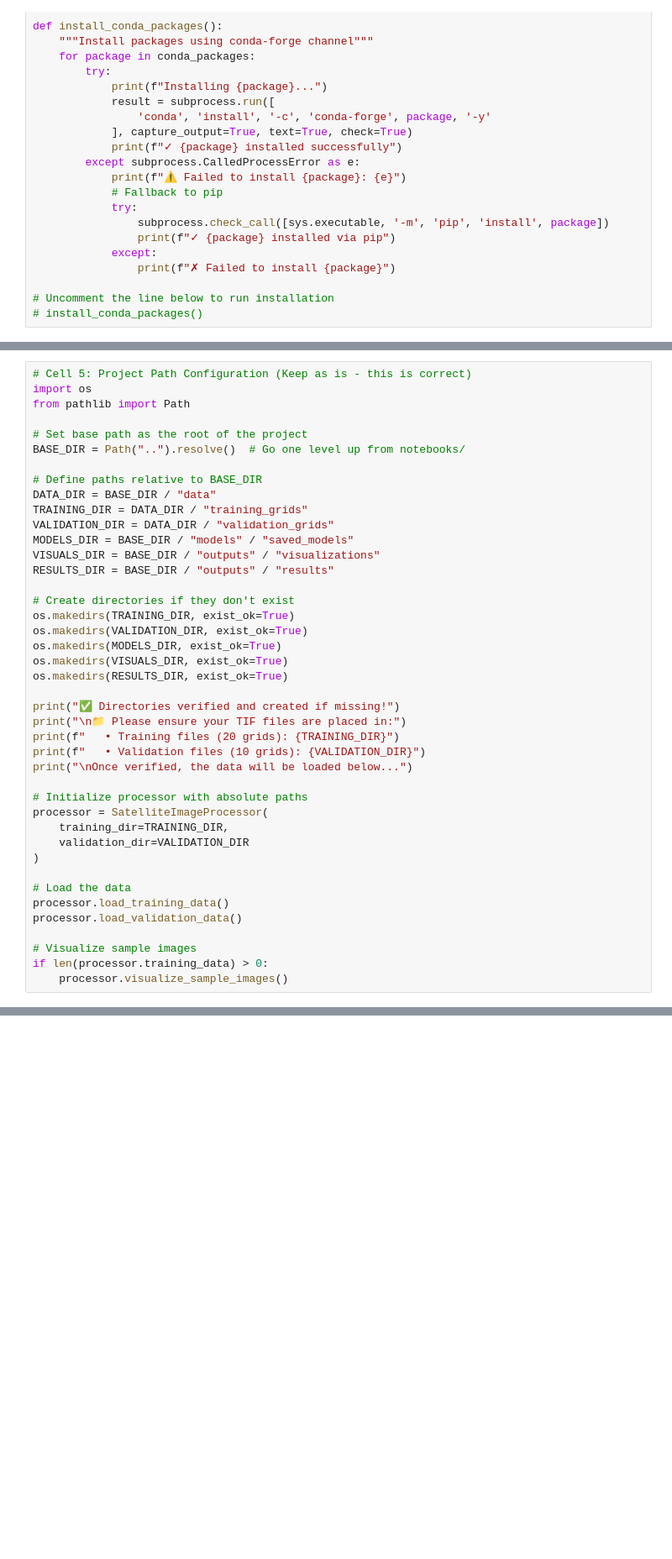
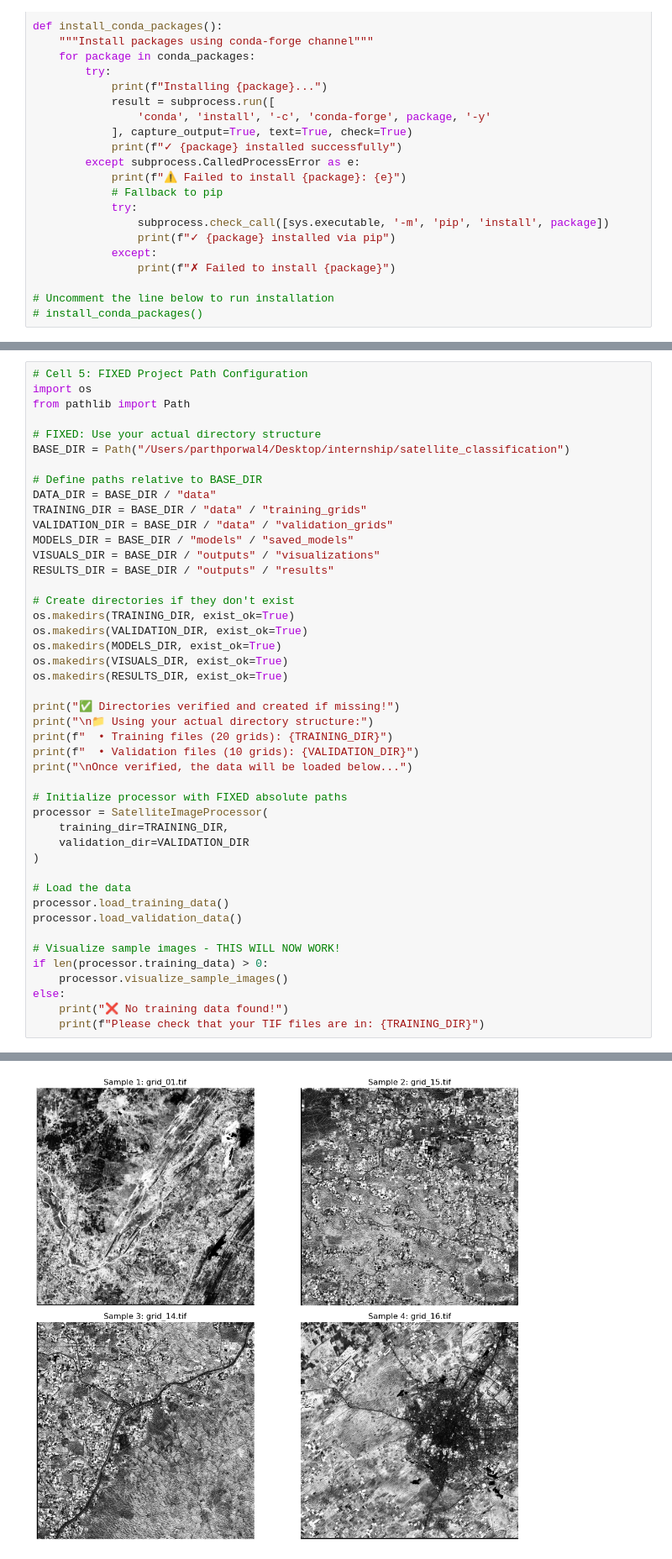
Before and after one commit to parthp-4/satellite_classification, a Jupyter notebook: notebooks/Implementation.ipynb, the cells around one changed output, grey strips where cells are left out. Shown at 84% size. Drawn from its saved outputs; the diff is of its cells as text; blank space fills up the shorter version.

```diff
--- a/notebooks/Implementation.ipynb
+++ b/notebooks/Implementation.ipynb
@@ -346,15 +357,15 @@ processor = SatelliteImageProcessor()
 # %%
-# Cell 5: Project Path Configuration (Keep as is - this is correct)
+# Cell 5: FIXED Project Path Configuration
 import os
 from pathlib import Path
 
-# Set base path as the root of the project
-BASE_DIR = Path("..").resolve()  # Go one level up from notebooks/
+# FIXED: Use your actual directory structure
+BASE_DIR = Path("/Users/parthporwal4/Desktop/internship/satellite_classification")
 
 # Define paths relative to BASE_DIR
 DATA_DIR = BASE_DIR / "data"
-TRAINING_DIR = DATA_DIR / "training_grids"
-VALIDATION_DIR = DATA_DIR / "validation_grids"
+TRAINING_DIR = BASE_DIR / "data" / "training_grids"
+VALIDATION_DIR = BASE_DIR / "data" / "validation_grids"
 MODELS_DIR = BASE_DIR / "models" / "saved_models"
 VISUALS_DIR = BASE_DIR / "outputs" / "visualizations"
 RESULTS_DIR = BASE_DIR / "outputs" / "results"
@@ -367,12 +378,12 @@ os.makedirs(VISUALS_DIR, exist_ok=True)
 os.makedirs(RESULTS_DIR, exist_ok=True)
 
 print("✅ Directories verified and created if missing!")
-print("\n📁 Please ensure your TIF files are placed in:")
-print(f"   • Training files (20 grids): {TRAINING_DIR}")
-print(f"   • Validation files (10 grids): {VALIDATION_DIR}")
+print("\n📁 Using your actual directory structure:")
+print(f"  • Training files (20 grids): {TRAINING_DIR}")
+print(f"  • Validation files (10 grids): {VALIDATION_DIR}")
 print("\nOnce verified, the data will be loaded below...")
 
-# Initialize processor with absolute paths
+# Initialize processor with FIXED absolute paths
 processor = SatelliteImageProcessor(
     training_dir=TRAINING_DIR,
     validation_dir=VALIDATION_DIR
@@ -382,6 +393,10 @@ processor = SatelliteImageProcessor(
 processor.load_training_data()
 processor.load_validation_data()
 
-# Visualize sample images
+# Visualize sample images - THIS WILL NOW WORK!
 if len(processor.training_data) > 0:
     processor.visualize_sample_images()
+else:
+    print("❌ No training data found!")
+    print(f"Please check that your TIF files are in: {TRAINING_DIR}")
+# %% [output]
@@ -388,3 +418,4 @@ if len(processor.training_data) > 0:
+[figure, added]
 # %%
 # Cell 6: COMPLETE FIXED Random Forest Classification Model
 class RandomForestClassifier_Unsupervised:
```
Also changed, not shown: parts of 13 cells of this notebook, 4 other files.
